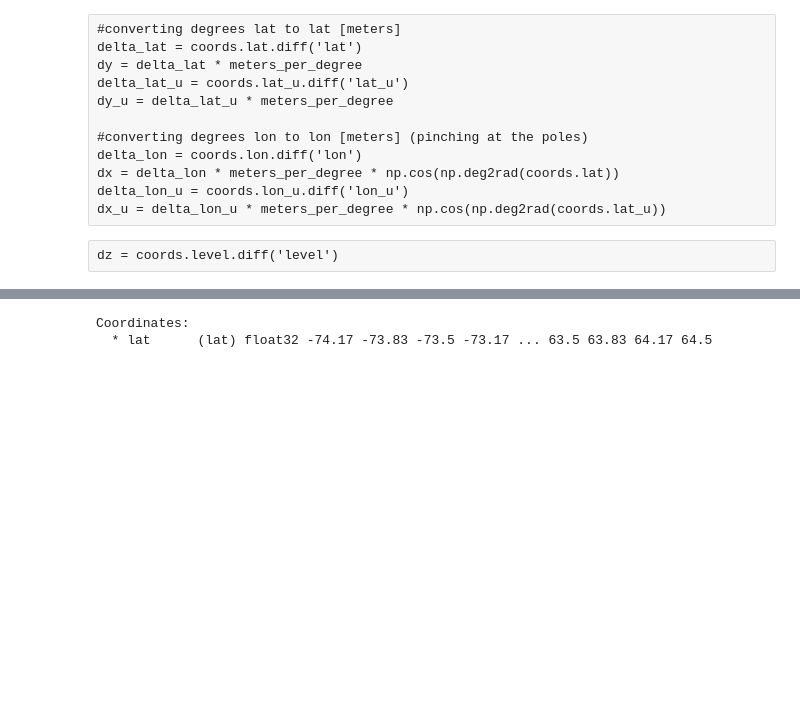
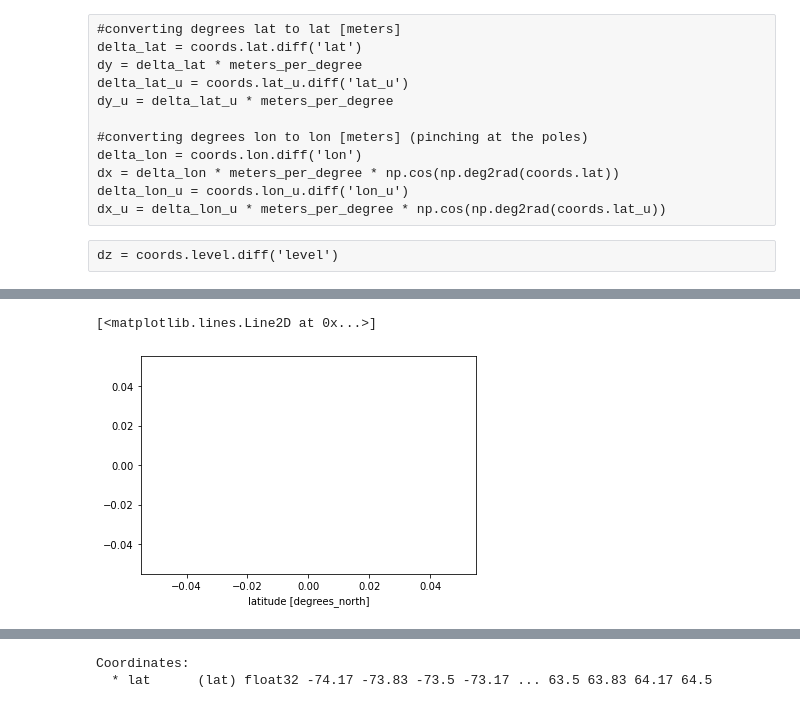
Before and after one commit to ocean-transport/WMT-project, a Jupyter notebook: GODAS/GODAS.ipynb, the cells around one changed output, grey strips where cells are left out. Drawn from its saved outputs; the diff is of its cells as text; code cells hidden in the pictures; blank space fills up the shorter version.

```diff
--- a/GODAS/GODAS.ipynb
+++ b/GODAS/GODAS.ipynb
@@ -151,0 +158,6 @@ dz = grid.diff(ds.level_w, 'Z', boundary='fill', fill_value=0.)
+# %%
+#there are no nans in dy_u
+dy_u.where(dy_u.isnull()==True).plot()
+# %% [output]
+[<matplotlib.lines.Line2D at 0x...>]
+[figure, added]
```
Also changed, not shown: parts of 24 cells of this notebook.
